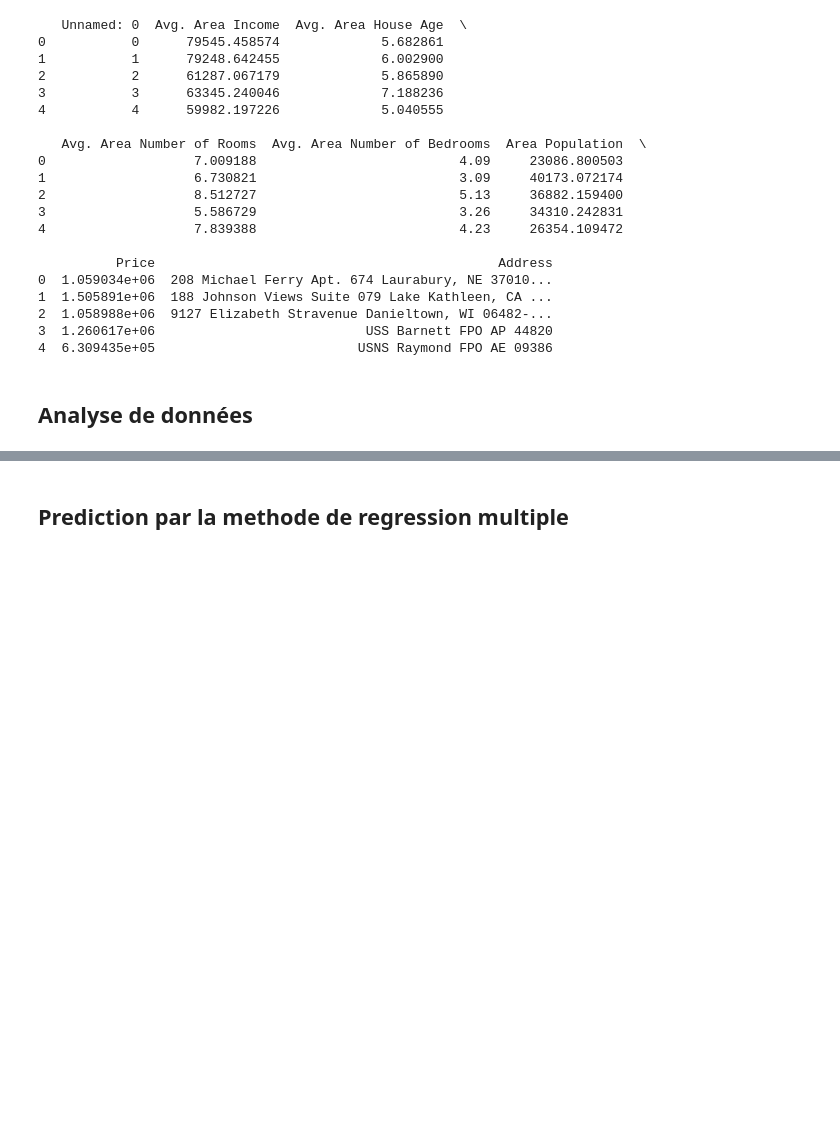
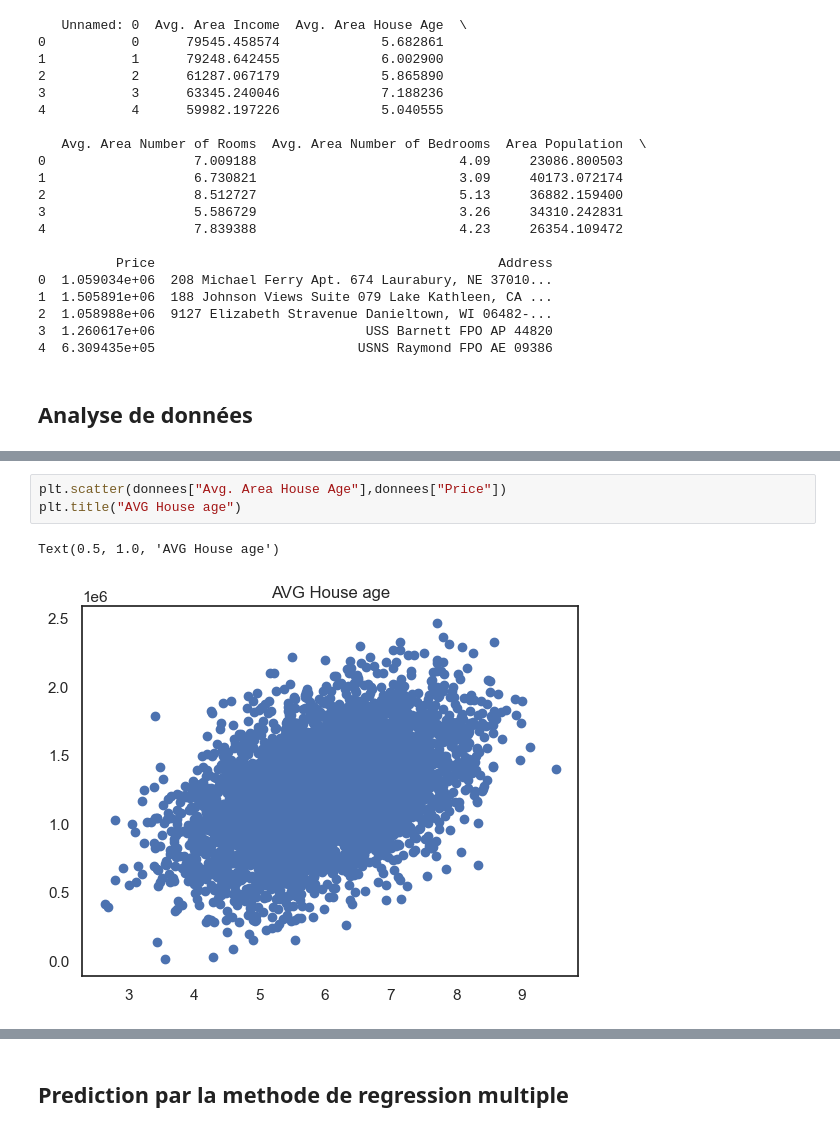
Before and after one commit to BatataNatna/Merad-Khedoudja-Rym-Projet-House-Pricing-MLA, a Jupyter notebook: House_prediction.ipynb, the cells around one changed output, grey strips where cells are left out. Saved outputs shown, nothing was run; the diff lists cells and outputs as text; blank space fills up the shorter version.

```diff
--- a/House_prediction.ipynb
+++ b/House_prediction.ipynb
@@ -48,0 +85,6 @@ print(donnees.head())
+# %%
+plt.scatter(donnees["Avg. Area House Age"],donnees["Price"])
+plt.title("AVG House age")
+# %% [output]
+Text(0.5, 1.0, 'AVG House age')
+[figure, added]
```
Also changed, not shown: parts of 9 cells of this notebook.
